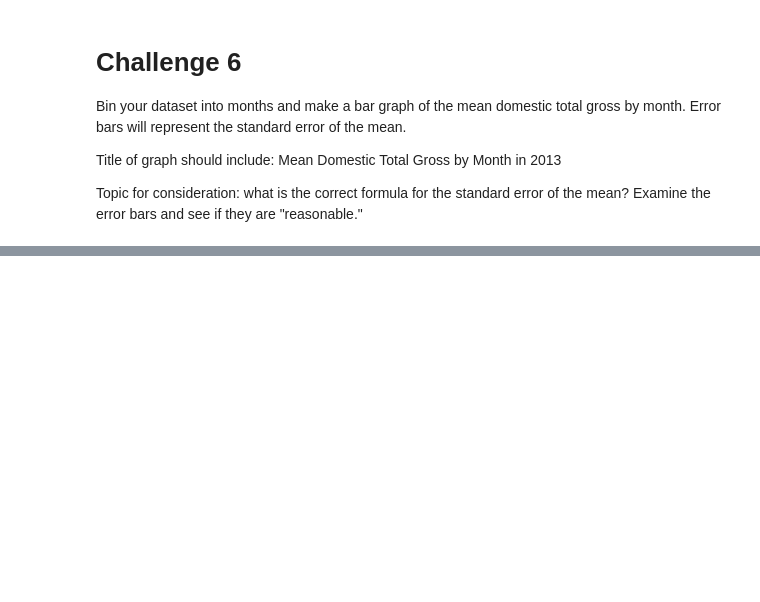
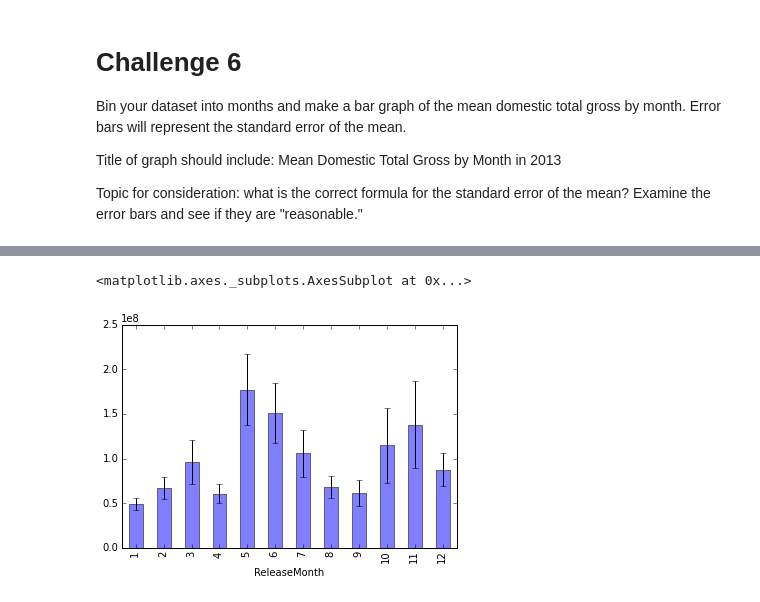
Before and after one commit to jstnstwrt/box-office-data-analysis, a Jupyter notebook: box_office_data_analysis.ipynb, the cells around one changed output, grey strips where cells are left out. Drawn from its saved outputs; the diff is of its cells as text; code cells hidden in the pictures; blank space fills up the shorter version.

Commit message:
computing mean gross by month with std err

```diff
--- a/box_office_data_analysis.ipynb
+++ b/box_office_data_analysis.ipynb
@@ -127,7 +112,4 @@ Title of graph should include: Mean Domestic Total Gross by Month in 2013
 
 Topic for consideration: what is the correct formula for the standard error of the mean? Examine the error bars and see if they are "reasonable."
 # %%
-# dfm = df
-# df.ReleaseMonth = [d.strftime("%B") for d in pd.to_datetime(dfm.ReleaseDate)]
+df['ReleaseMonth'] = [d.month for d in pd.to_datetime(df.ReleaseDate)]
-# %%
-df['ReleaseMonth'] = [d.strftime("%B") for d in pd.to_datetime(df.ReleaseDate)]
@@ -144,0 +116,12 @@ dfm.head()
+# %%
+movie_month_stats = df.groupby(['ReleaseMonth']).mean()
+dtg_std = df.groupby(['ReleaseMonth']).std().DomesticTotalGross
+dtg_n = df.groupby(['ReleaseMonth']).count().DomesticTotalGross
+dtg_stderr = [s/n**.5 for s,n in zip(dtg_std,dtg_n)]
+movie_month_stats['StdErr'] = dtg_stderr
+movie_month_stats['DomesticTotalGross'].plot(kind = 'bar',
+                                             alpha=0.5,
+                                             yerr = movie_month_stats['StdErr'])
+# %% [output]
+<matplotlib.axes._subplots.AxesSubplot at 0x...>
+[figure, added]
```
Also changed, not shown: parts of 5 cells of this notebook.
